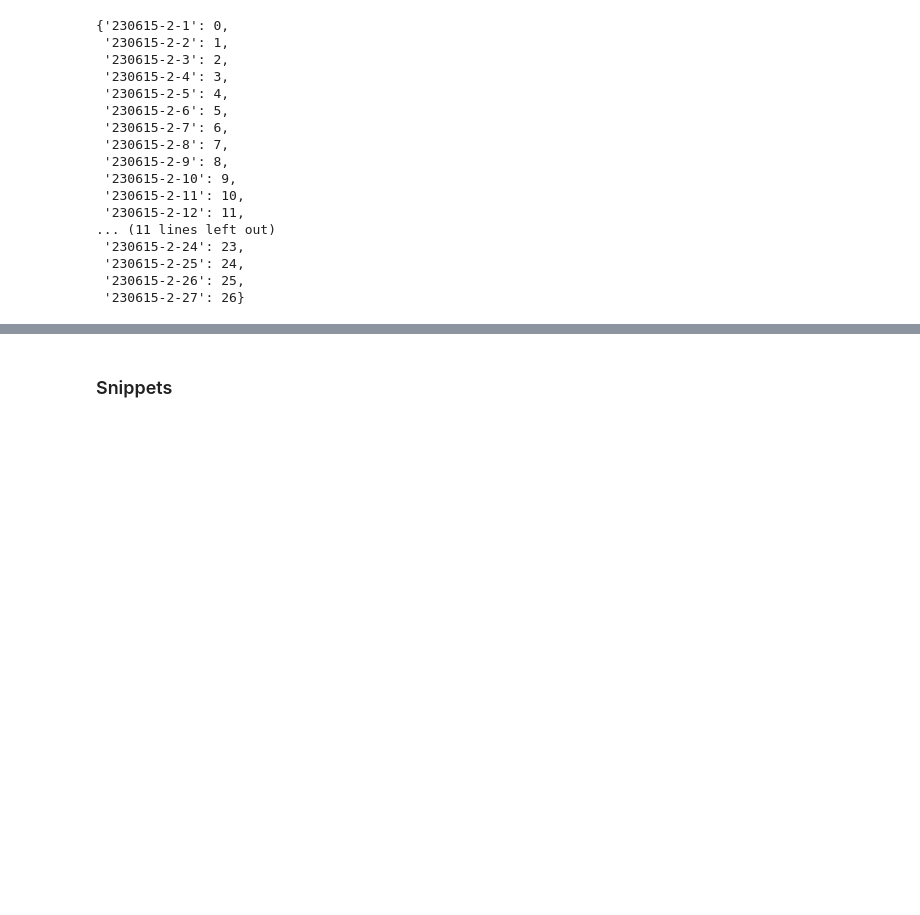
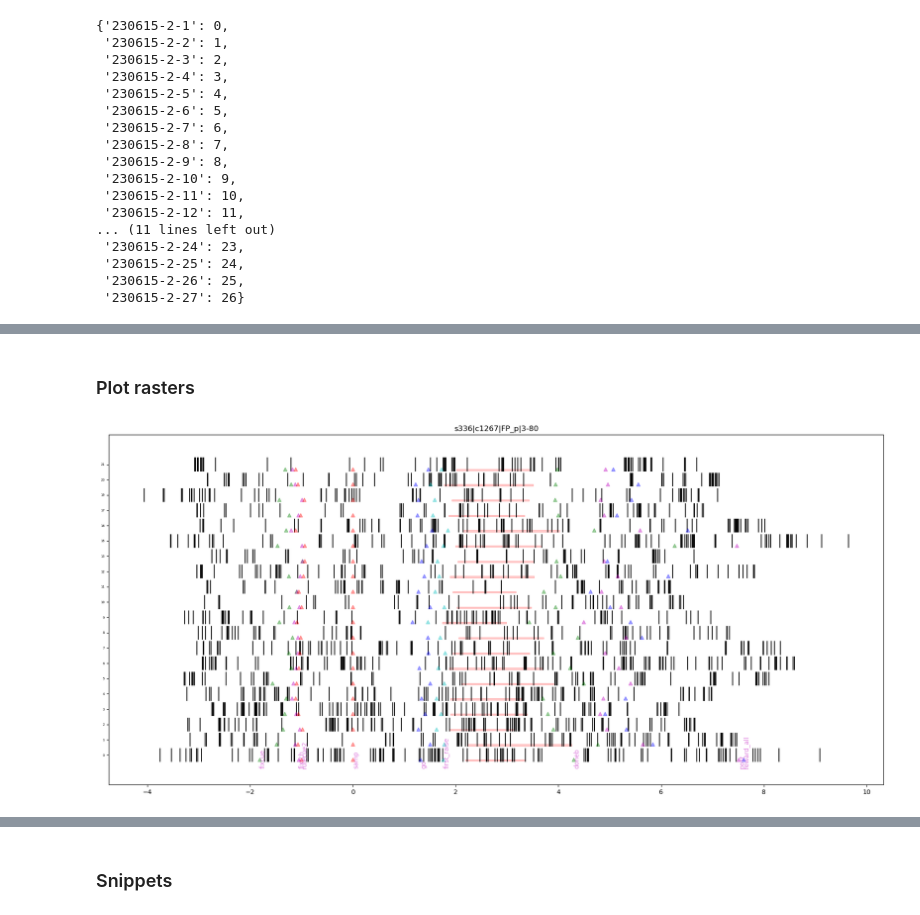
Before and after one commit to lucast4/neuralmonkey, a Jupyter notebook: neuralmonkey/notebooks_tutorials/230627_neural_preprocessing_tutorial_v3.ipynb, the cells around one changed output, grey strips where cells are left out. Cells and saved outputs as stored; diff of their text form; code cells hidden in the pictures; blank space fills up the shorter version.

```diff
--- a/neuralmonkey/notebooks_tutorials/230627_neural_preprocessing_tutorial_v3.ipynb
+++ b/neuralmonkey/notebooks_tutorials/230627_neural_preprocessing_tutorial_v3.ipynb
@@ -65,0 +91,3 @@ for sn in MS.SessionsList:
+# %%
+# get session 1
+sn = MS.SessionsList[1]
@@ -65,0 +169,11 @@ for sn in MS.SessionsList:
+# %% [markdown]
+### Plot rasters
+# %%
+sites = sn.sitegetterKS_map_region_to_sites("FP")
+# %%
+# plot multiple trials for a given site
+trials = sn.get_trials_list()
+# sn.plotwrapper_raster_multrials_onesite(trials[:20], site);
+sn.plotwrapper_raster_multrials_onesite(trials[:20], sites[8], plot_beh=False, alignto="samp");
+# %% [output]
+[figure, added]
```
Also changed, not shown: parts of 28 cells of this notebook, 3 other files.
